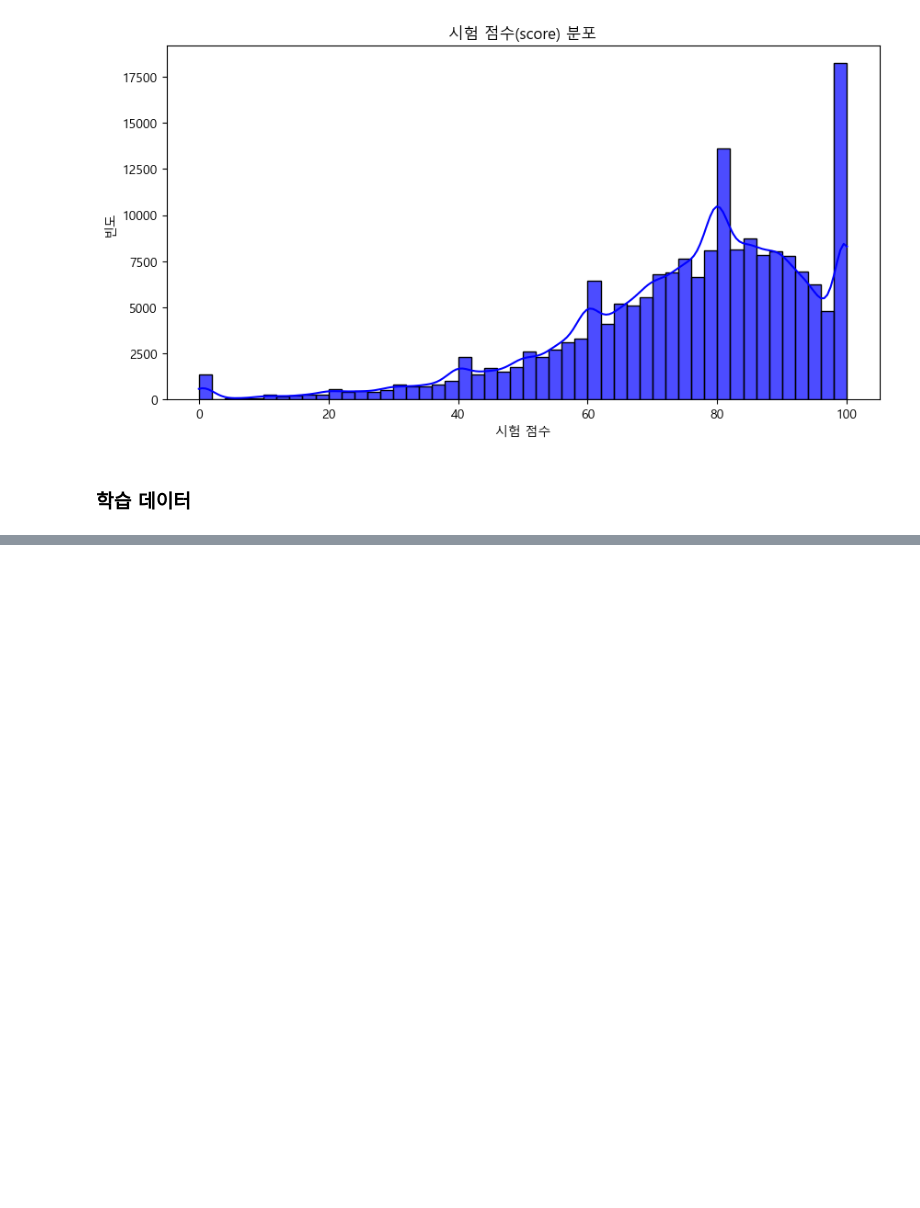
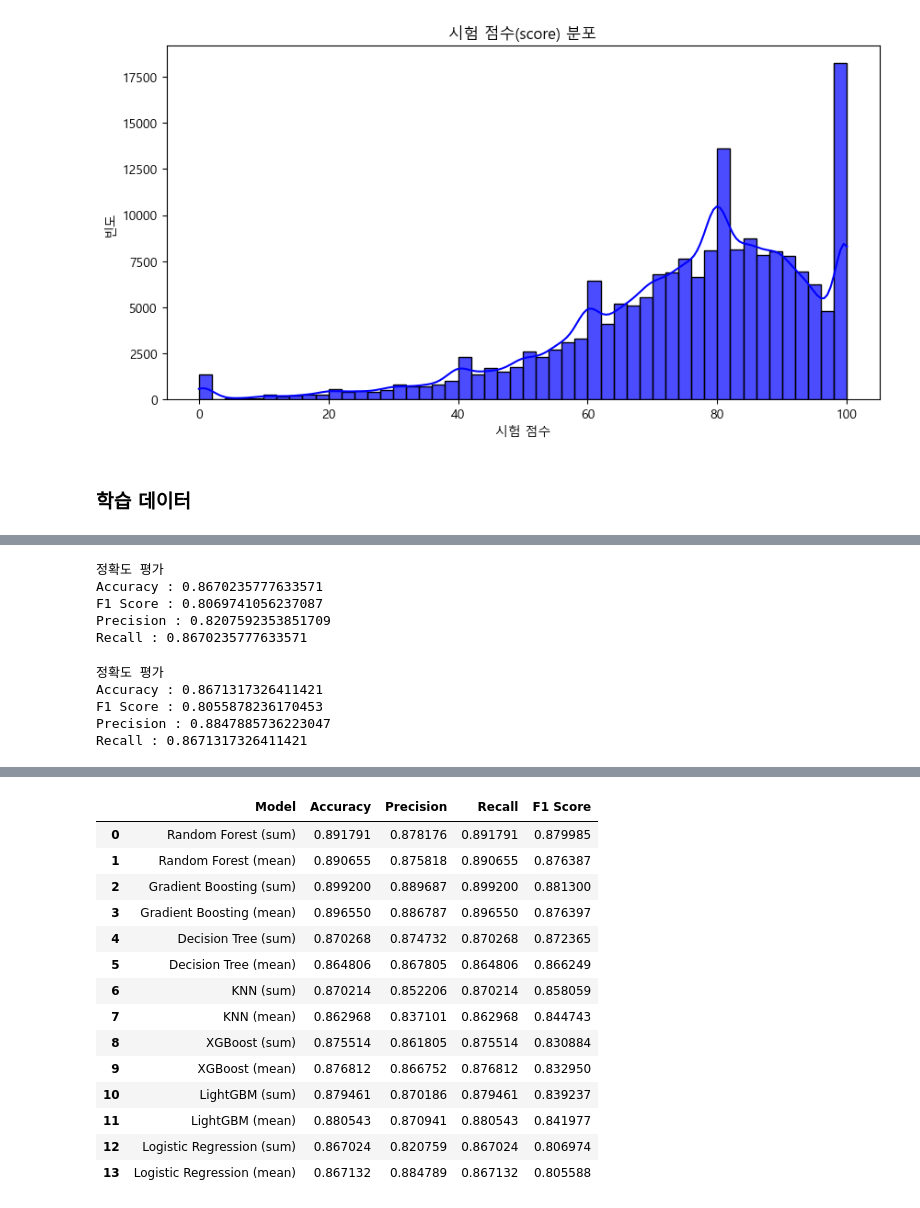
Before and after one commit to SKNETWORKS-FAMILY-AICAMP/SKN09-2nd-1Team, a Jupyter notebook: student_attrition_prediction.ipynb, the cells around one changed output, grey strips where cells are left out. Saved outputs shown, nothing was run; the diff lists cells and outputs as text; code cells hidden in the pictures; blank space fills up the shorter version.

```diff
--- a/student_attrition_prediction.ipynb
+++ b/student_attrition_prediction.ipynb
@@ -360,0 +533,6 @@ mean_x_train, mean_x_test, y_train, y_test = train_test_split(mean_x, y, test_si
+# %%
+xgb_model = XGBClassifier(eval_metric='mlogloss')
+xgb_model.fit(mean_x_train, y_train)
+y_pred = xgb_model.predict(mean_x_test)
+
+evaluate_clf(y_test, y_pred)
@@ -360,0 +617,59 @@ mean_x_train, mean_x_test, y_train, y_test = train_test_split(mean_x, y, test_si
+# %%
+LR1 = LogisticRegression(random_state=42, max_iter=1000, C= 0.01, solver= 'liblinear')
+LR1.fit(sum_x_train, y_train)
+y_pred = LR1.predict(sum_x_test)
+
+evaluate_clf(y_test, y_pred)
+# %% [output]
+정확도 평가
+Accuracy : 0.8670235777633571
+F1 Score : 0.8069741056237087
+Precision : 0.8207592353851709
+Recall : 0.8670235777633571
+# %%
+LR2 = LogisticRegression(random_state=42, max_iter=1000, C= 0.01, solver= 'liblinear')
+LR2.fit(mean_x_train, y_train)
+y_pred = LR2.predict(mean_x_test)
+
+evaluate_clf(y_test, y_pred)
+# %% [output]
+정확도 평가
+Accuracy : 0.8671317326411421
+F1 Score : 0.8055878236170453
+Precision : 0.8847885736223047
+Recall : 0.8671317326411421
+# %%
+import pandas as pd
+from sklearn.metrics import accuracy_score, precision_score, recall_score, f1_score
+
+model_results = []
+
+models_predictions = [
+    ("Random Forest (sum)", rf_model_1.predict(sum_x_test)),
+    ("Random Forest (mean)", rf_model_2.predict(mean_x_test)),
+    ("Gradient Boosting (sum)", gbm_model_1.predict(sum_x_test)),
+    ("Gradient Boosting (mean)", gbm_model_2.predict(mean_x_test)),
+    ("Decision Tree (sum)", dt_1.predict(sum_x_test)),
+    ("Decision Tree (mean)", dt_2.predict(mean_x_test)),
+    ("KNN (sum)", knn_1.predict(sum_x_test)),
+    ("KNN (mean)", knn_2.predict(mean_x_test)),
+    ("XGBoost (sum)", xgb_model_1.predict(sum_x_test)),
+    ("XGBoost (mean)", xgb_model.predict(mean_x_test)),
+    ("LightGBM (sum)", lgbm_1.predict(sum_x_test)),
+    ("LightGBM (mean)", lgbm_2.predict(mean_x_test)),
+    ("Logistic Regression (sum)", LR1.predict(sum_x_test)),
+    ("Logistic Regression (mean)", LR2.predict(mean_x_test))
+]
+
+for model_name, y_pred in models_predictions:
+    accuracy = accuracy_score(y_test, y_pred)
+    precision = precision_score(y_test, y_pred, average='weighted')
+    recall = recall_score(y_test, y_pred, average='weighted')
+    f1 = f1_score(y_test, y_pred, average='weighted')
+
+    model_results.append([model_name, accuracy, precision, recall, f1])
+
+metrics_df = pd.DataFrame(model_results, columns=["Model", "Accuracy", "Precision", "Recall", "F1 Score"])
+
+metrics_df
+# %% [output]
@@ -360,0 +680,15 @@ mean_x_train, mean_x_test, y_train, y_test = train_test_split(mean_x, y, test_si
+|  | Model | Accuracy | Precision | Recall | F1 Score |
+| 0 | Random Forest (sum) | 0.891791 | 0.878176 | 0.891791 | 0.879985 |
+| 1 | Random Forest (mean) | 0.890655 | 0.875818 | 0.890655 | 0.876387 |
+| 2 | Gradient Boosting (sum) | 0.899200 | 0.889687 | 0.899200 | 0.881300 |
+| 3 | Gradient Boosting (mean) | 0.896550 | 0.886787 | 0.896550 | 0.876397 |
+| 4 | Decision Tree (sum) | 0.870268 | 0.874732 | 0.870268 | 0.872365 |
+| 5 | Decision Tree (mean) | 0.864806 | 0.867805 | 0.864806 | 0.866249 |
+| 6 | KNN (sum) | 0.870214 | 0.852206 | 0.870214 | 0.858059 |
+| 7 | KNN (mean) | 0.862968 | 0.837101 | 0.862968 | 0.844743 |
+| 8 | XGBoost (sum) | 0.875514 | 0.861805 | 0.875514 | 0.830884 |
+| 9 | XGBoost (mean) | 0.876812 | 0.866752 | 0.876812 | 0.832950 |
+| 10 | LightGBM (sum) | 0.879461 | 0.870186 | 0.879461 | 0.839237 |
+| 11 | LightGBM (mean) | 0.880543 | 0.870941 | 0.880543 | 0.841977 |
+| 12 | Logistic Regression (sum) | 0.867024 | 0.820759 | 0.867024 | 0.806974 |
+| 13 | Logistic Regression (mean) | 0.867132 | 0.884789 | 0.867132 | 0.805588 |
```
Also changed, not shown: parts of 23 cells of this notebook.
